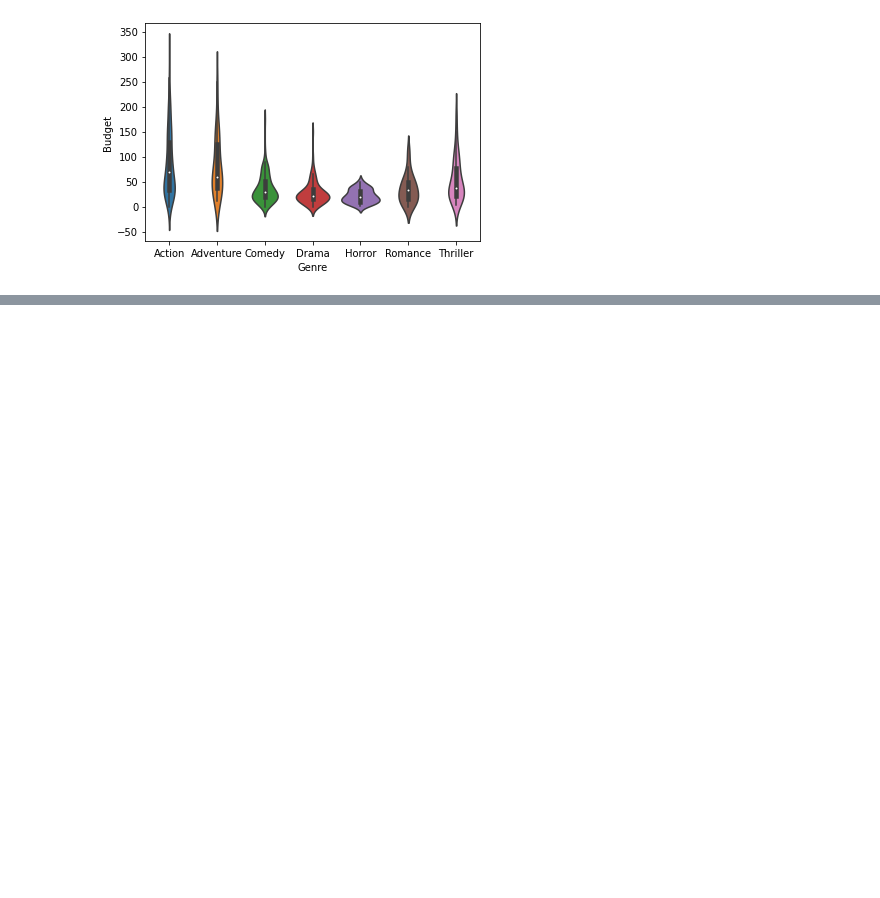
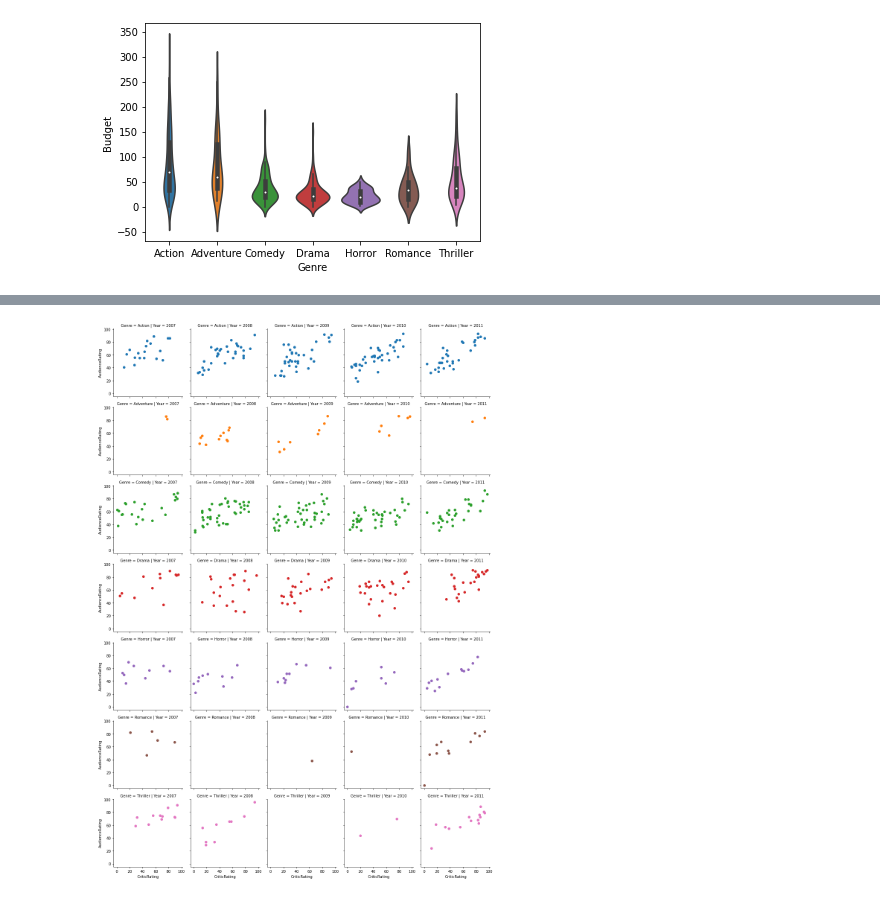
Before and after one commit to ruthujapatil/ruthujapatil, a Jupyter notebook: Python_day3.ipynb, the cells around one changed output, grey strips where cells are left out. Saved outputs shown, nothing was run; the diff lists cells and outputs as text; code cells hidden in the pictures; blank space fills up the shorter version.

```diff
--- a/Python_day3.ipynb
+++ b/Python_day3.ipynb
@@ -225,0 +242,5 @@ plt.show()  #they show probability distribution
+# %%
+c=sns.FacetGrid(movies,row='Genre',col='Year',hue='Genre')
+c=c.map(plt.scatter,'CriticRating','AudienceRating')
+# %% [output]
+[figure, added]
```
Also changed, not shown: parts of 9 cells of this notebook.
